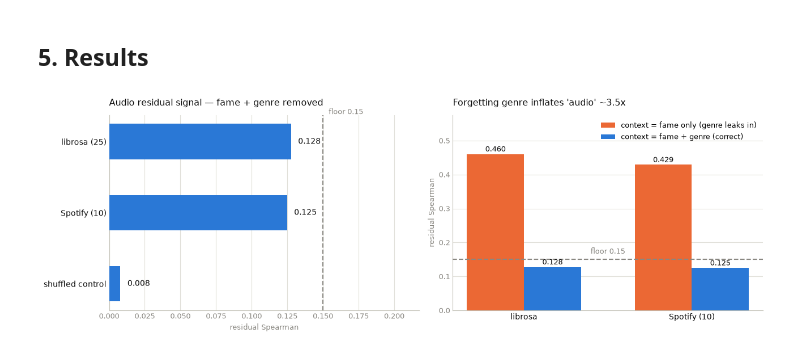
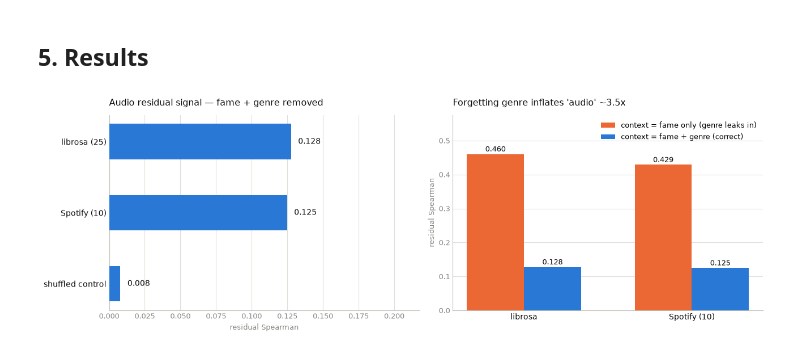
Before and after one commit to milaaano/TrackPopularityModel, a Jupyter notebook: notebooks/librosa_features.ipynb, the cells around one changed output. Saved outputs shown, nothing was run; the diff lists cells and outputs as text; code cells hidden in the pictures.

```diff
--- a/notebooks/librosa_features.ipynb
+++ b/notebooks/librosa_features.ipynb
@@ -345,8 +345,6 @@ names = ["librosa (25)", "Spotify (10)", "shuffled control"]
 vals = [S["librosa_ok"], S["spotify_ok"], S["shuffled"]]
 y = np.arange(len(names))[::-1]
 ax1.barh(y, vals, height=0.5, color=BLUE, zorder=3)
-ax1.axvline(FLOOR, color=MUTED, ls="--", lw=1.5, zorder=4)
-ax1.text(FLOOR + 0.004, y.max() + 0.42, f"floor {FLOOR}", color=MUTED, fontsize=9, va="center")
 for yi, v in zip(y, vals):
     ax1.text(v + 0.005, yi, f"{v:.3f}", va="center", color=INK, fontsize=10, zorder=5)
 ax1.set_yticks(y); ax1.set_yticklabels(names, fontsize=10)
@@ -359,34 +357,31 @@ ax1.set_title("Audio residual signal — fame + genre removed",
 labels = ["librosa", "Spotify (10)"]
 infl = [S["librosa_infl"], S["spotify_infl"]]
 ok = [S["librosa_ok"], S["spotify_ok"]]
 x = np.arange(len(labels)); w = 0.34
 ax2.bar(x - w/2, infl, w, color=ORANGE, label="context = fame only (genre leaks in)", zorder=3)
 ax2.bar(x + w/2, ok,   w, color=BLUE,   label="context = fame + genre (correct)", zorder=3)
-ax2.axhline(FLOOR, color=MUTED, ls="--", lw=1.5, zorder=4)
-ax2.text(0.5, FLOOR + 0.012, f"floor {FLOOR}", color=MUTED, fontsize=9,
-         ha="center", va="bottom", zorder=6)   # the gap between groups is the only clear spot
 for xi, v in zip(x - w/2, infl):
     ax2.text(xi, v + 0.008, f"{v:.3f}", ha="center", color=INK, fontsize=9.5, zorder=5)
 for xi, v in zip(x + w/2, ok):
     ax2.text(xi, v + 0.008, f"{v:.3f}", ha="center", color=INK, fontsize=9.5, zorder=5)
 ax2.set_xticks(x); ax2.set_xticklabels(labels, fontsize=10)
 ax2.set_ylim(0, max(infl) * 1.25)
 ax2.set_ylabel("residual Spearman", color=MUTED, fontsize=9)
 ax2.set_title("Forgetting genre inflates 'audio' ~3.5x", loc="left",
               fontsize=11.5, color=INK, pad=12)
 ax2.legend(frameon=False, fontsize=9, loc="upper right")
 
 for ax, axis in ((ax1, "x"), (ax2, "y")):
     ax.grid(axis=axis, color=GRID, lw=0.8, zorder=0)
     ax.set_axisbelow(True)
     for s in ("top", "right"):
         ax.spines[s].set_visible(False)
     for s in ("left", "bottom"):
         ax.spines[s].set_color("#c3c2b7")
     ax.tick_params(colors=MUTED, labelsize=9, length=0)
     ax.tick_params(axis="y" if axis == "x" else "x", labelcolor=INK, labelsize=10)
 
 fig.tight_layout()
 plt.show()
 # %% [output]
-[figure, old version]
+[figure, new version]
```
Also changed, not shown: 7 other files.
